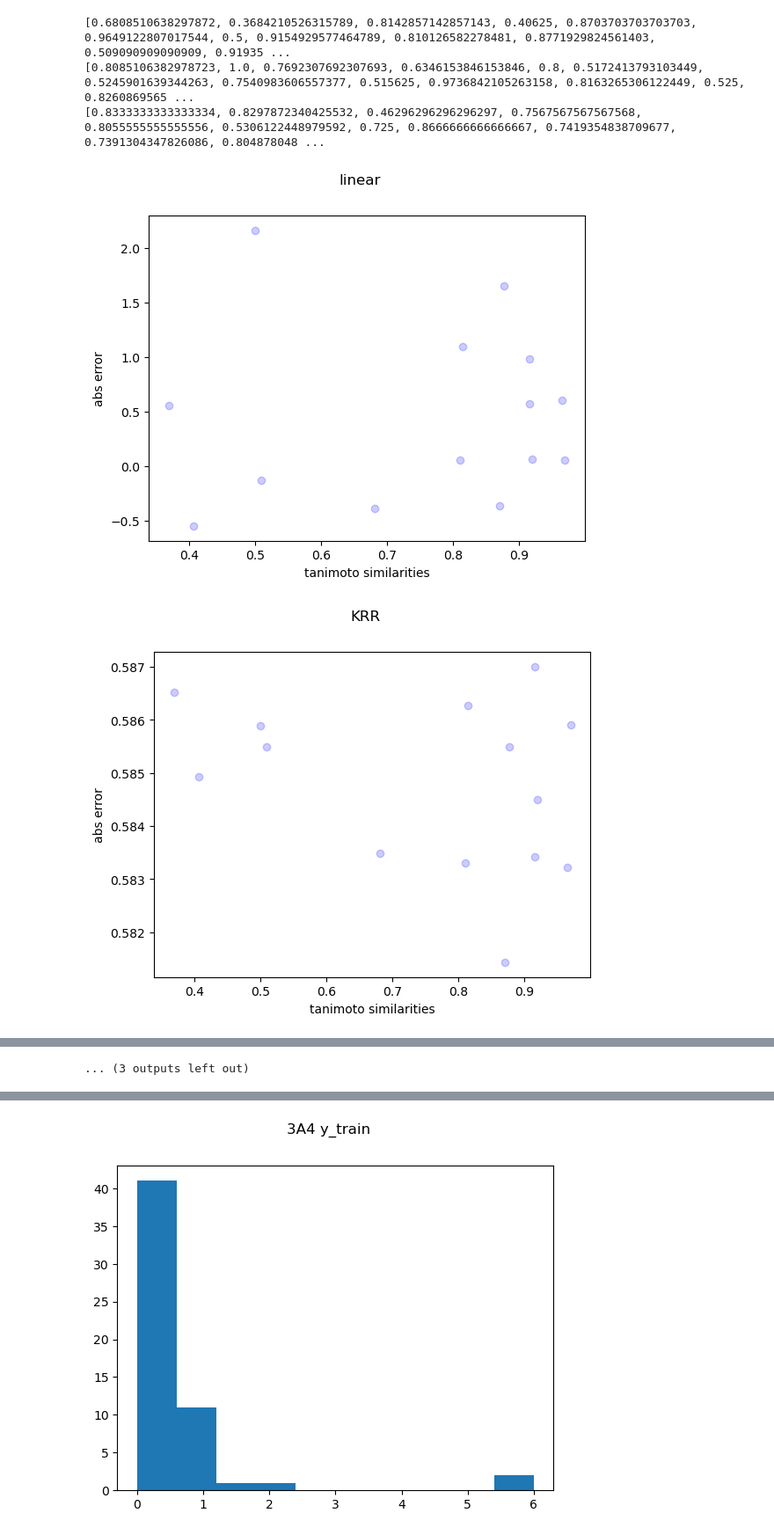
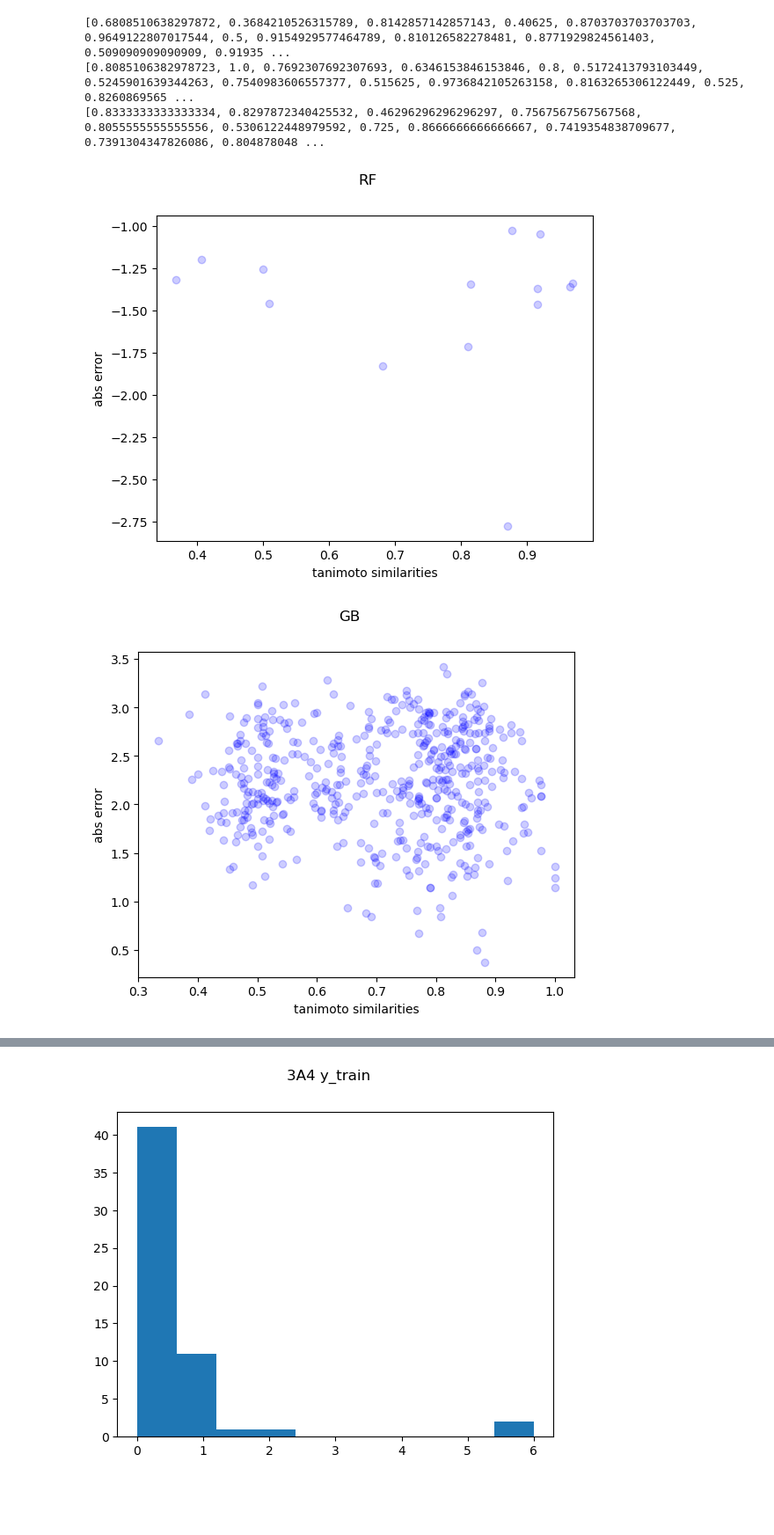
Before and after one commit to hruska-lab/metabolism-hyperparameter-optimization, a Jupyter notebook: main.ipynb, the cells around one changed output, grey strips where cells are left out. Shown at 88% size. Cells and saved outputs as stored; diff of their text form; code cells hidden in the pictures; blank space fills up the shorter version.

```diff
--- a/main.ipynb
+++ b/main.ipynb
@@ -25,8 +27,10 @@ fingerprints = {}
 fp_arrays = {}
 xy_splits = {}
 tanimoto_sims = {}
-mol_errors = {}
+y_test_avg_predictions = {}
 stds = {}
+rmsds = {}
+best_models = {}
 # lists of repeatedly needed and\or similar info
 # dicts for storing outputs and potentially writing them into a file
 # %%
@@ -106,7 +110,7 @@ for isozyme in isozymes:
     # Morgan fps as numpy arrays of smiles from given isozyme
     x = fp_arrays[isozyme]
     # halflife values corresponding to each of the fps
-    y = np.array(pd.read_csv(abs_file_path(rel_paths[isozyme][0]))["halflife"])
+    y = np.log(np.array(pd.read_csv(abs_file_path(rel_paths[isozyme][0]))["halflife"]))
 
     idx_train, idx_test = train_test_split(np.arange(len(y)), test_size=0.2, random_state=42)
 
@@ -132,9 +136,11 @@ for isozyme in isozymes:
     x_test = xy_splits[isozyme][1]
     y_train = xy_splits[isozyme][2]
     y_test = xy_splits[isozyme][3]
+    print(isozyme)
     print(x_train.shape, y_train.shape, x_test.shape, y_test.shape)
-    mol_err, std = mol_predict_and_std(models, x_train, x_test, y_train, y_test)
-    mol_errors[isozyme] = mol_err
+    y_test_avg_predict, std, rmsd = mol_predict_and_std(models, x_train, x_test, y_train, y_test)
+    y_test_avg_predictions[isozyme] = y_test_avg_predict
     stds[isozyme] = std
-    print(f"{isozyme}\n molecule errors: {list(mol_errors[isozyme].values())[:2][:5]}\n std: {list(stds[isozyme].values())[:2][:5]}")
+    rmsds[isozyme] = rmsd
+    print(f"     root-mean-square deviations: {rmsds[isozyme]}\n")
 # %% [output]
@@ -157,0 +164,7 @@ for isozyme in isozymes:
+# %%
+for isozyme in isozymes:
+    isozyme_rmsd = list(rmsds[isozyme].values())
+    lowest_rmsd = min(isozyme_rmsd)
+    best_model_for_isozyme = list(rmsds[isozyme].keys())[list(rmsds[isozyme].values()).index(lowest_rmsd)]
+    best_models[isozyme] = best_model_for_isozyme
+    print(f"best model for {isozyme}: {best_model_for_isozyme} with rmsd {lowest_rmsd}")
@@ -165,8 +182,8 @@ for isozyme in isozymes:
 [0.8333333333333334, 0.8297872340425532, 0.46296296296296297, 0.7567567567567568, 0.8055555555555556, 0.5306122448979592, 0.725, 0.8666666666666667, 0.7419354838709677, 0.7391304347826086, 0.804878048 ...
 # %%
 for isozyme in isozymes:
-    for model in models:
-        create_scatter_plot(tanimoto_sims[isozyme], mol_errors[isozyme][model], model, "tanimoto similarities", "abs error")
+    model = best_models[isozyme]
+    create_scatter_plot(tanimoto_sims[isozyme], y_test_avg_predictions[isozyme][model], model, "tanimoto similarities", "abs error")
 # %% [output]
-[figure, old version]
+[figure, new version]
-[figure, old version]
+[figure, new version]
@@ -183,3 +191,2 @@ for isozyme in isozymes:
-... (3 outputs left out)
 # %%
 for isozyme in isozymes:
```
Also changed, not shown: parts of 7 cells of this notebook.
